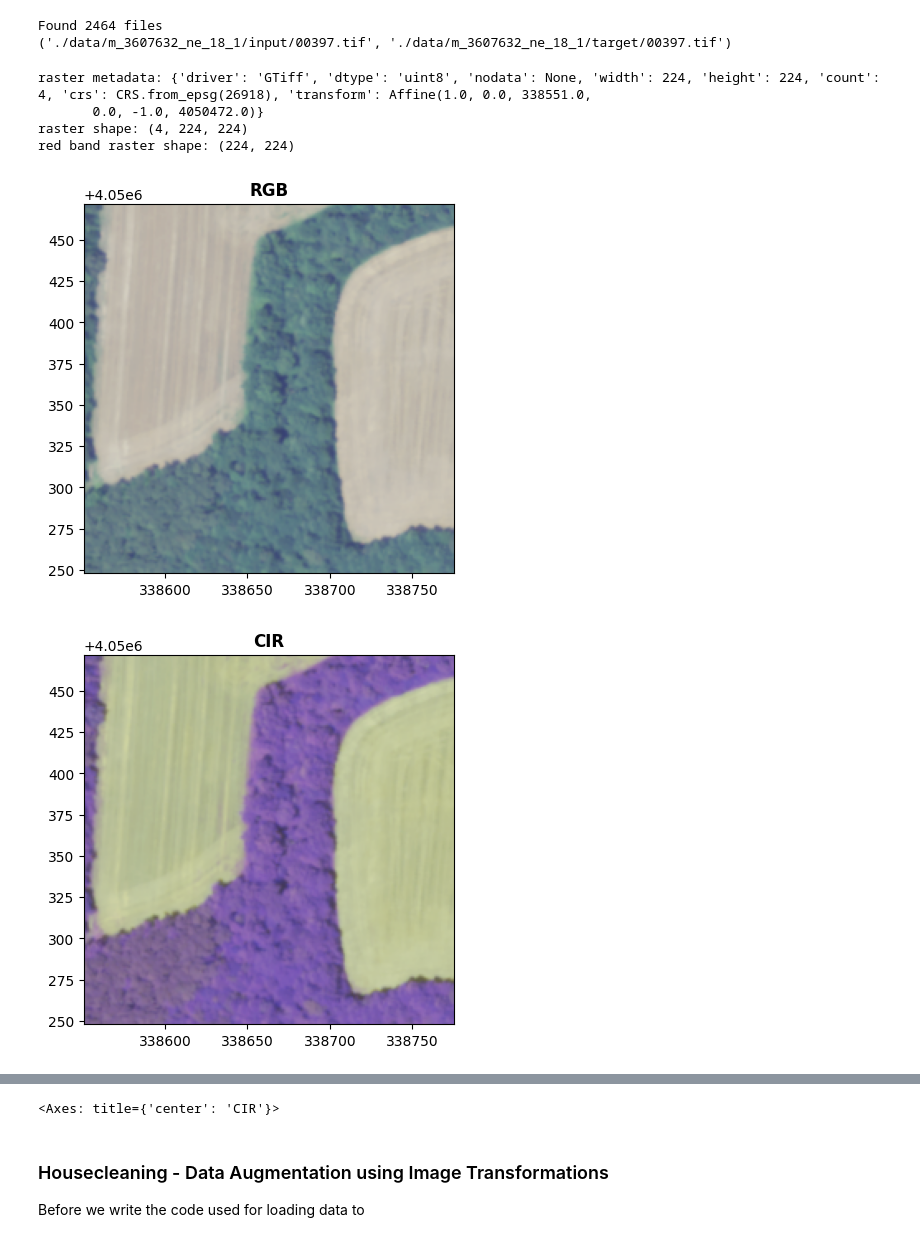
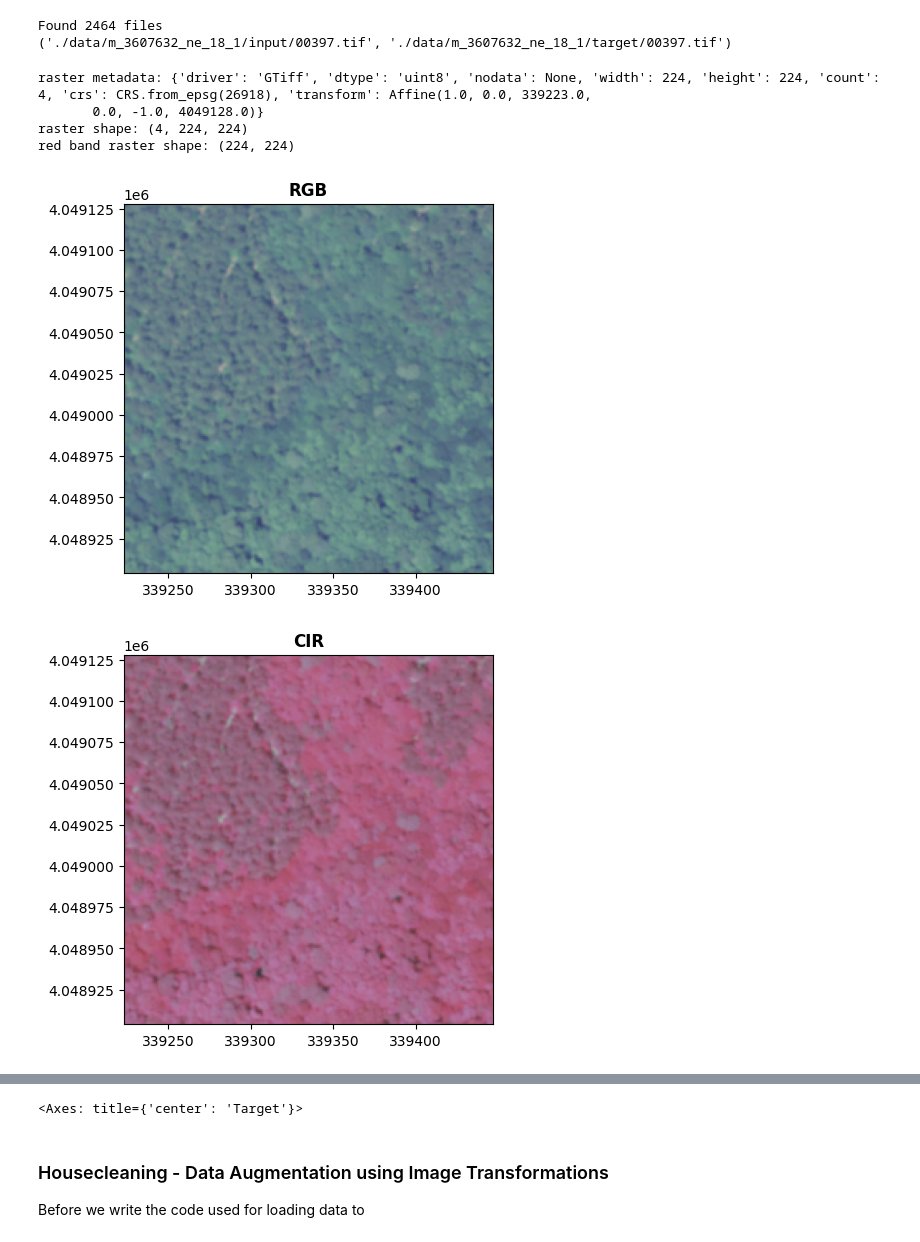
Before and after one commit to DakotaHester/NAIP_UNet_Example, a Jupyter notebook: main.ipynb, the cells around one changed output, grey strips where cells are left out. Drawn from its saved outputs; the diff is of its cells as text; code cells hidden in the pictures.

```diff
--- a/main.ipynb
+++ b/main.ipynb
@@ -75,26 +75,34 @@ Found 2464 files
 # %%
 import rasterio
 import numpy as np
 from rasterio.plot import show
 
-src_file = './data/m_3607626_ne_18_1/input/00555.tif'
+src_file = './data/m_3607626_ne_18_1/input/00098.tif'
 with rasterio.open(src_file) as src:
     meta = src.meta # grab geo metadata
     data = src.read() # grab raster data (as numpy array)
     red_band = src.read(1) # only grab red band (as numpy array)
 
 print('raster metadata:', meta)
 print('raster shape:', data.shape)
 print('red band raster shape:', red_band.shape)
 
 data_rgb = data[:3]
 show(data_rgb, transform=meta['transform'], vmin=0, vmax=255, title='RGB')
-data_cir = data[[1, 0, 3], :, :] # grab only the G R NIR bands
+data_cir = data[[3, 0, 1], :, :] # grab only the G R NIR bands
 show(data_cir, transform=meta['transform'], vmin=0, vmax=255, title='CIR')
+
+src_file = './data/m_3607626_ne_18_1/target/00098.tif'
+with rasterio.open(src_file) as src:
+    target_meta = src.meta # grab geo metadata
+    target = src.read() # grab raster data (as numpy array)
+    # red_band = src.read(1) # only grab red band (as numpy array)
+
+show(target, transform=target_meta['transform'], vmin=1, vmax=7, title='Target')
 # %% [output]
-raster metadata: {'driver': 'GTiff', 'dtype': 'uint8', 'nodata': None, 'width': 224, 'height': 224, 'count': 4, 'crs': CRS.from_epsg(26918), 'transform': Affine(1.0, 0.0, 338551.0,
-       0.0, -1.0, 4050472.0)}
+raster metadata: {'driver': 'GTiff', 'dtype': 'uint8', 'nodata': None, 'width': 224, 'height': 224, 'count': 4, 'crs': CRS.from_epsg(26918), 'transform': Affine(1.0, 0.0, 339223.0,
+       0.0, -1.0, 4049128.0)}
 raster shape: (4, 224, 224)
 red band raster shape: (224, 224)
-[figure, old version]
+[figure, new version]
-[figure, old version]
+[figure, new version]
@@ -101,4 +110,4 @@ red band raster shape: (224, 224)
-<Axes: title={'center': 'CIR'}>
+<Axes: title={'center': 'Target'}>
 # %% [markdown]
 ### Housecleaning - Data Augmentation using Image Transformations
 
```
Also changed, not shown: parts of 4 cells of this notebook.
